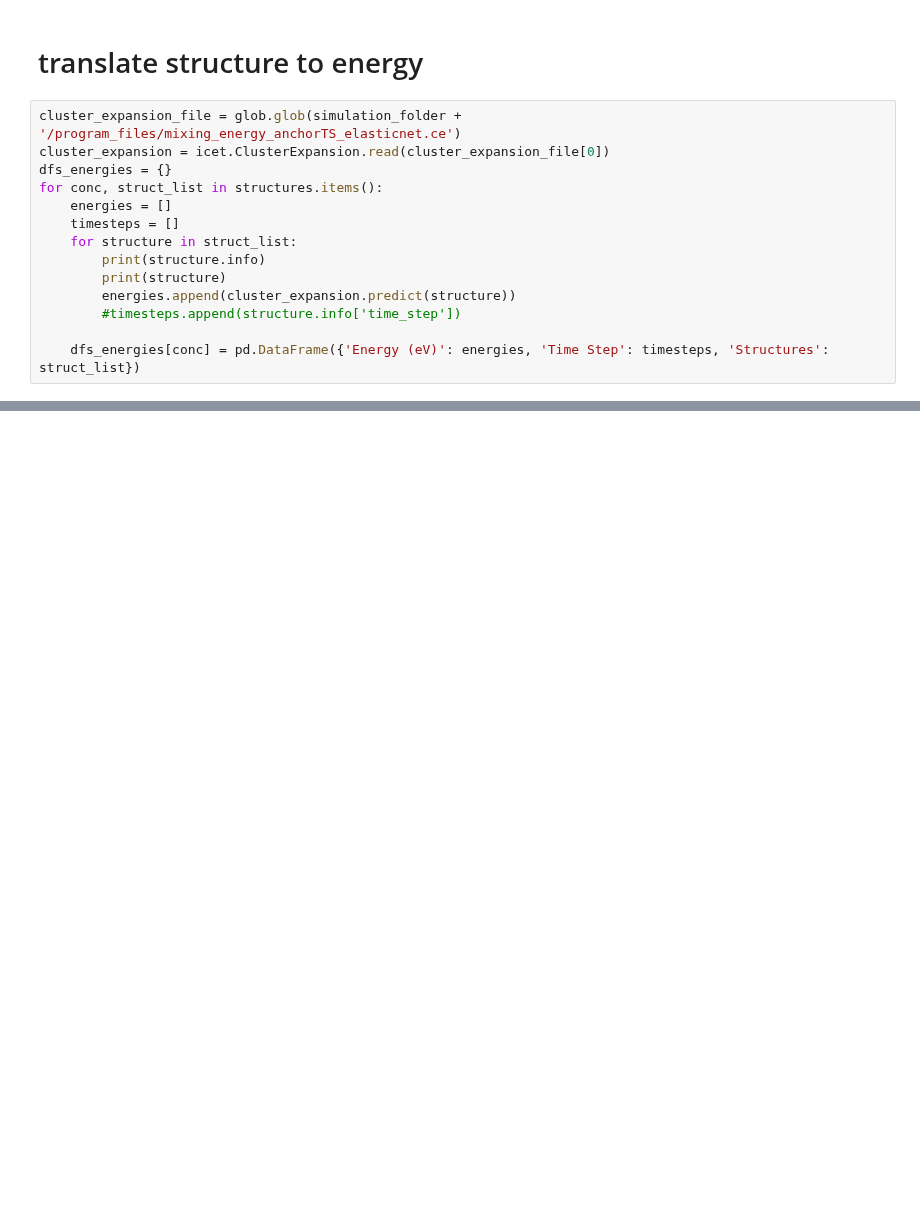
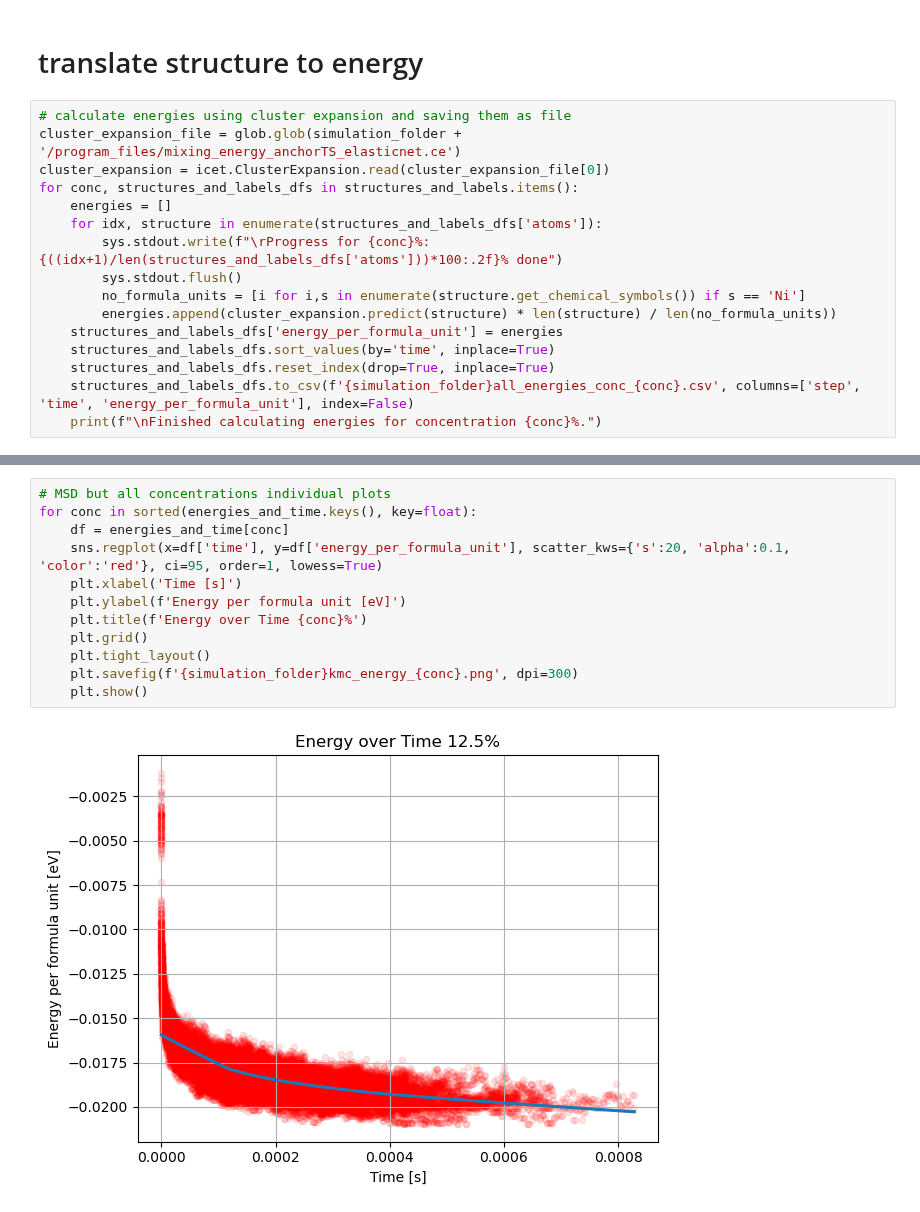
Before and after one commit to JohnLawrenceWargrave/jupyter_for_ARL, a Jupyter notebook: energies_over_time.ipynb, the cells around one changed output, grey strips where cells are left out. Cells and saved outputs as stored; diff of their text form; blank space fills up the shorter version.

```diff
--- a/energies_over_time.ipynb
+++ b/energies_over_time.ipynb
@@ -36,17 +77,19 @@ for conc, files in structure_files.items():
 # %% [markdown]
 # translate structure to energy
 # %%
+# calculate energies using cluster expansion and saving them as file
 cluster_expansion_file = glob.glob(simulation_folder + '/program_files/mixing_energy_anchorTS_elasticnet.ce')
 cluster_expansion = icet.ClusterExpansion.read(cluster_expansion_file[0])
-dfs_energies = {}
-for conc, struct_list in structures.items():
+for conc, structures_and_labels_dfs in structures_and_labels.items():
     energies = []
-    timesteps = []
-    for structure in struct_list:
-        print(structure.info)
-        print(structure)
-        energies.append(cluster_expansion.predict(structure))
-        #timesteps.append(structure.info['time_step'])
-
-    dfs_energies[conc] = pd.DataFrame({'Energy (eV)': energies, 'Time Step': timesteps, 'Structures': struct_list})
+    for idx, structure in enumerate(structures_and_labels_dfs['atoms']):
+        sys.stdout.write(f"\rProgress for {conc}%: {((idx+1)/len(structures_and_labels_dfs['atoms']))*100:.2f}% done")
+        sys.stdout.flush()
+        no_formula_units = [i for i,s in enumerate(structure.get_chemical_symbols()) if s == 'Ni']
+        energies.append(cluster_expansion.predict(structure) * len(structure) / len(no_formula_units))
+    structures_and_labels_dfs['energy_per_formula_unit'] = energies
+    structures_and_labels_dfs.sort_values(by='time', inplace=True)
+    structures_and_labels_dfs.reset_index(drop=True, inplace=True)
+    structures_and_labels_dfs.to_csv(f'{simulation_folder}all_energies_conc_{conc}.csv', columns=['step', 'time', 'energy_per_formula_unit'], index=False)
+    print(f"\nFinished calculating energies for concentration {conc}%.")
 # %% [output]
@@ -74,0 +167,14 @@ for conc, df in dfs_energies.items():
+# %%
+# MSD but all concentrations individual plots
+for conc in sorted(energies_and_time.keys(), key=float):
+    df = energies_and_time[conc]
+    sns.regplot(x=df['time'], y=df['energy_per_formula_unit'], scatter_kws={'s':20, 'alpha':0.1, 'color':'red'}, ci=95, order=1, lowess=True)
+    plt.xlabel('Time [s]')
+    plt.ylabel(f'Energy per formula unit [eV]')
+    plt.title(f'Energy over Time {conc}%')
+    plt.grid()
+    plt.tight_layout()
+    plt.savefig(f'{simulation_folder}kmc_energy_{conc}.png', dpi=300)
+    plt.show()
+# %% [output]
+[figure, added]
```
Also changed, not shown: parts of 7 cells of this notebook, 1 other file.
